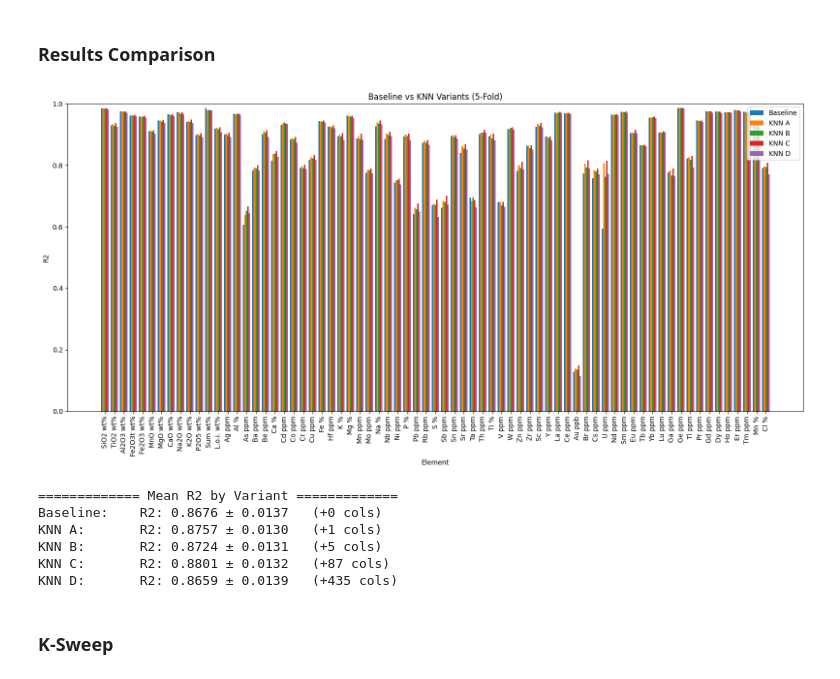
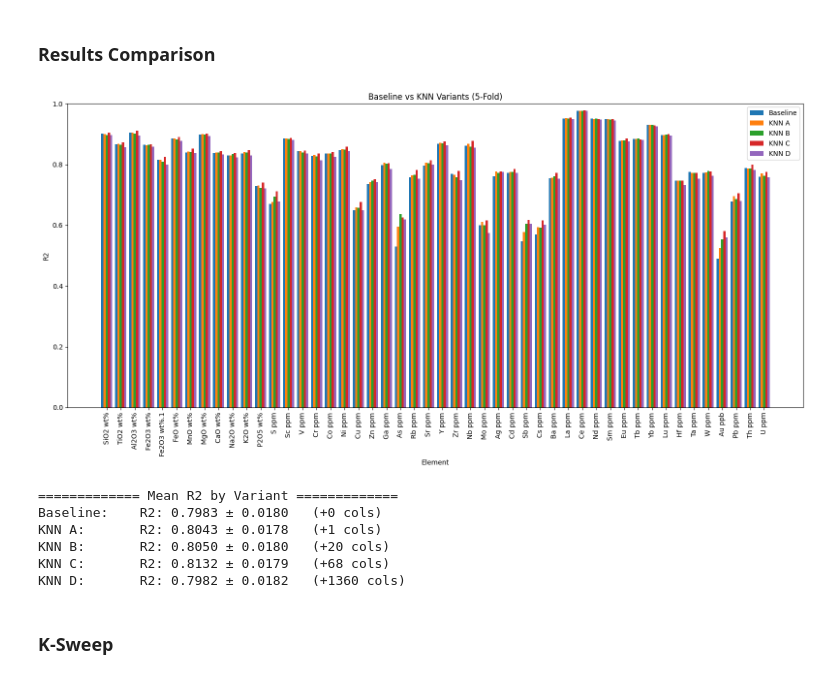
Before and after one commit to salvador-palma/GEUS-Geochemical-Analysis, a Jupyter notebook: 2. Random Forest.ipynb, the cells around one changed output. Saved outputs shown, nothing was run; the diff lists cells and outputs as text; code cells hidden in the pictures.

```diff
--- a/2. Random Forest.ipynb
+++ b/2. Random Forest.ipynb
@@ -154,6 +192,11 @@ def MakeModel(modelType: str="hgb", n_jobs: int=-1, estimators: int=200):
     #HistGradientBoosting threads internally and takes no n_jobs
     if modelType == "rf":
         return RandomForestRegressor(n_estimators=estimators, random_state=42, n_jobs=n_jobs)
+    if modelType == "xgb":
+        #Like HGB, XGBoost splits on NaN directly, so the missing element cells need no imputing.
+        #n_jobs is passed through because the outer joblib loop already owns the cores
+        return XGBRegressor(n_estimators=estimators, random_state=42, n_jobs=n_jobs,
+                            tree_method="hist", learning_rate=0.1, max_depth=6)
     return HistGradientBoostingRegressor(max_iter=estimators, random_state=42)
 
 def TrainRandomForest(df_train: pd.DataFrame, df_test: pd.DataFrame, element: str, elementCols: list[str], n_jobs:int=-1, estimators:int=200, modelType:str="hgb"):
@@ -179,9 +222,10 @@ def TrainRandomForest(df_train: pd.DataFrame, df_test: pd.DataFrame, element: st
 
 
 
+
 train, test = split.data["train"], split.data["test"]
 
-for modelType in ("rf", "hgb"):
+for modelType in ("rf", "hgb", "xgb"):
     score = TrainRandomForest(train, test, element="CaO wt%", elementCols=featureCols, estimators=40, modelType=modelType)
     print(f"{modelType:>4}   R2: {score['r2']:.4f}   MAE: {score['mae']:.4f}")
 # %% [output]
@@ -223,7 +268,23 @@ def TrainAllElementsKFold(kfold_splits: list[Split], elementsToTrain: list[str],
 
     return results
 
-MODEL_TYPE = "rf"
+MODEL_TYPE = "hgb"  # "rf" | "hgb" | "xgb"
 
-results = TrainAllElements(split, elementsToTrain, elementCols, n_jobs=-1, modelType=MODEL_TYPE)
-results_kfold = TrainAllElementsKFold(kfold_splits, elementsToTrain, elementCols, n_jobs=-1, modelType=MODEL_TYPE)
+
+#Model name goes in the filename so RF and HGB runs do not overwrite each other
+MODEL_NAMES = { "rf": "RandomForest", "hgb": "HistGradientBoosting", "xgb": "XGBoost" }
+
+# SaveResults(results, RESULTS_PATH, f"{MODEL_NAMES[MODEL_TYPE]}")
+# SaveResults(AggregateFolds(results_kfold), RESULTS_PATH, f"{MODEL_NAMES[MODEL_TYPE]}_KFold_Cov1000")
+
+# results = LoadResults(RESULTS_PATH, f"{MODEL_NAMES[MODEL_TYPE]}")
+# if results is None:
+#     results = TrainAllElements(split, elementsToTrain, elementCols, n_jobs=-1, modelType=MODEL_TYPE)
+
+#Aggregate before storing, so results_kfold holds aggregated results on both the
+#cached and the freshly trained path (the cache on disk is aggregated either way)
+results_kfold = LoadResults(RESULTS_PATH, f"{MODEL_NAMES[MODEL_TYPE]}_KFold_Cov1000")
+if results_kfold is None:
+    raw = TrainAllElementsKFold(kfold_splits, elementsToTrain, elementCols, n_jobs=-1, modelType=MODEL_TYPE)
+    results_kfold = AggregateFolds(raw)
+    SaveResults(results_kfold, RESULTS_PATH, f"{MODEL_NAMES[MODEL_TYPE]}_KFold_Cov1000")
@@ -558,7 +556,7 @@ def TrainAllElementsKFoldKNN(df: pd.DataFrame, kfold_splits: list[Split], elemen
 
 
 results_kfold_knn = {}
-MODEL_TYPE = "rf"
+MODEL_TYPE = "xgb"  # "rf" | "hgb" | "xgb"
 
 #Aggregate before storing, so results_kfold_knn holds aggregated results on both the
 #cached and the freshly trained path (the cache on disk is aggregated either way)
@@ -594,42 +595,42 @@ Pooled R2 Score (log10):   0.8334
 # %%
 def CompareVariantsOnGraph(allResults: dict[str, dict], elements: list[str], metric="r2", title="Comparison of KNN Variants"):
     names = list(allResults.keys())
     x = np.arange(len(elements))
     width = 0.8 / len(names)
 
     fig, ax = plt.subplots(figsize=(16, 8))
 
     for i, name in enumerate(names):
         values = [allResults[name][element][metric] or 0 for element in elements]
         offset = (i - (len(names) - 1) / 2) * width
         ax.bar(x + offset, values, width, label=name)
 
     ax.set_xlabel("Element")
     ax.set_ylabel(metric.upper())
     ax.set_title(title)
     ax.set_xticks(x)
     ax.set_xticklabels(elements, rotation=90)
     ax.set_ylim(0, 1)
     ax.legend()
 
     plt.tight_layout()
     plt.show()
 
 
-#results_kfold_knn is already aggregated; results_kfold is still raw per-fold
-allResults = { "Baseline": AggregateFolds(results_kfold) }
+#results_kfold and results_kfold_knn are both aggregated per element
+allResults = { "Baseline": results_kfold }
 allResults.update({ f"KNN {name}": results_kfold_knn[name] for name in KNN_VARIANTS })
 
 CompareVariantsOnGraph(allResults, elementsToTrain, metric="r2", title="Baseline vs KNN Variants (5-Fold)")
 # %% [output]
-[figure, old version]
+[figure, new version]
 # %%
 #Added column counts, so the scores can be read against feature count
-sampleNeighbourPos, sampleNeighbourDist = BuildNeighbourMapping(df, kfold_splits[0], k=5)
-sampleNeighbourValues = BuildNeighbourValues(df, elementCols, sampleNeighbourPos, sampleNeighbourDist, k=5)
+sampleNeighbourPos, sampleNeighbourDist = BuildNeighbourMapping(df, kfold_splits[0], k=20)
+sampleNeighbourValues = BuildNeighbourValues(df, elementCols, sampleNeighbourPos, sampleNeighbourDist, k=20)
 
 addedColumns = { "Baseline": 0 }
-addedColumns.update({ f"KNN {name}": KNN_VARIANTS[name](df, elementCols, mostCommonElements[0], sampleNeighbourValues, 5).shape[1]
+addedColumns.update({ f"KNN {name}": KNN_VARIANTS[name](df, elementCols, mostCommonElements[0], sampleNeighbourValues, 20).shape[1]
                       for name in KNN_VARIANTS })
 
 printable = Printable()
@@ -641,11 +642,11 @@ for name, res in allResults.items():
 printable.pretty()
 # %% [output]
 ============= Mean R2 by Variant =============
-Baseline:    R2: 0.8676 ± 0.0137   (+0 cols)
-KNN A:       R2: 0.8757 ± 0.0130   (+1 cols)
-KNN B:       R2: 0.8724 ± 0.0131   (+5 cols)
-KNN C:       R2: 0.8801 ± 0.0132   (+87 cols)
-KNN D:       R2: 0.8659 ± 0.0139   (+435 cols)
+Baseline:    R2: 0.7983 ± 0.0180   (+0 cols)
+KNN A:       R2: 0.8043 ± 0.0178   (+1 cols)
+KNN B:       R2: 0.8050 ± 0.0180   (+20 cols)
+KNN C:       R2: 0.8132 ± 0.0179   (+68 cols)
+KNN D:       R2: 0.7982 ± 0.0182   (+1360 cols)
 # %% [markdown]
 ### K-Sweep
 # %%
```
Also changed, not shown: parts of 17 cells of this notebook, 59 other files.
